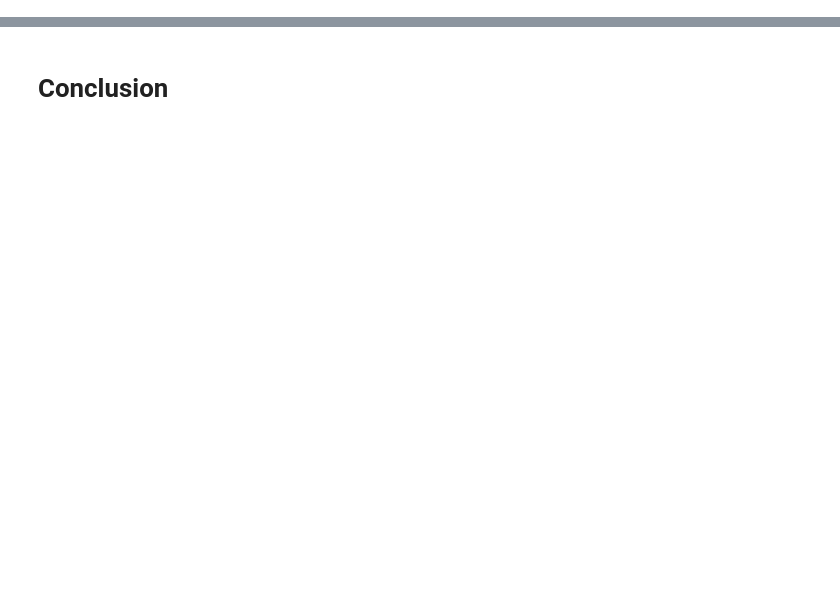
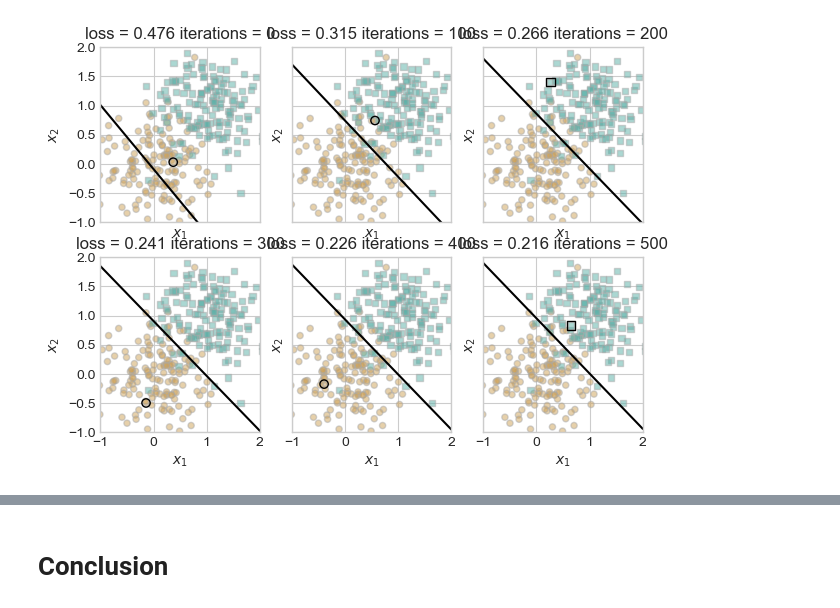
Before and after one commit to CameronHudson813/CameronHudson813.github.io, a Jupyter notebook: posts/Implementing Logistic Regression/index.ipynb, the cells around one changed output, grey strips where cells are left out. Cells and saved outputs as stored; diff of their text form; code cells hidden in the pictures; blank space fills up the shorter version.

```diff
--- a/posts/Implementing Logistic Regression/index.ipynb
+++ b/posts/Implementing Logistic Regression/index.ipynb
@@ -16,0 +60,44 @@ from logistic import LogisticRegression, GradientDescentOptimizer
+# %%
+# Written by Professor Chodrow
+def draw_line(w, x_min, x_max, ax, **kwargs):
+    w_ = w.flatten()
+    x = torch.linspace(x_min, x_max, 101)
+    y = -(w_[0]*x + w_[2])/w_[1]
+    l = ax.plot(x, y, **kwargs)
+# %%
+def logistic_regression_fit(X, y, max_iterations, visualize, visual_step, beta):
+    # assert ((max_iterations / visual_step == 5) and (visual_step != 0)), "Max_iterations / visual_step must equal 5"
+    LR = LogisticRegression()
+    opt = GradientDescentOptimizer(LR)
+    LR.loss(X,y)
+
+    plt.rcParams["figure.figsize"] = (7, 5)
+    fig, axarr = plt.subplots(2, 3, sharex = True, sharey = True)
+    markers = ["o", ","]
+    marker_map = {-1 : 0, 1 : 1}
+
+    current_ax = 0
+    n = X.size()[0]
+
+    iterations = 0
+    while iterations <= max_iterations:
+        ax = axarr.ravel()[current_ax]
+        old_w = torch.clone(LR.w)
+        i = torch.randint(n, size = (1,))
+        x_i = X[[i],:]
+        y_i = y[i]
+
+        opt.step(X, y, alpha = 0.1, beta = beta)
+        loss = LR.loss(X,y).item()
+        if (iterations % visual_step == 0) and visualize:
+            plot_classification_data(X,y,ax)
+            draw_line(old_w, x_min = -1, x_max = 2, ax = ax, color="black")
+            ax.scatter(X[i,0],X[i,1], color = "black", facecolors = "none", edgecolors = "black", marker = markers[marker_map[2*(y[i].item())-1]])
+            # draw_line(w, -10, 10, ax, color = "black")
+            ax.set_title(f"loss = {loss:.3f} iterations = {iterations}")
+            ax.set(xlim = (-1, 2), ylim = (-1, 2))
+            current_ax += 1
+        iterations+=1
+logistic_regression_fit(X, y, 500, True, 100, 0)
+# %% [output]
+[figure, added]
```
Also changed, not shown: parts of 25 cells of this notebook, 20 other files.
